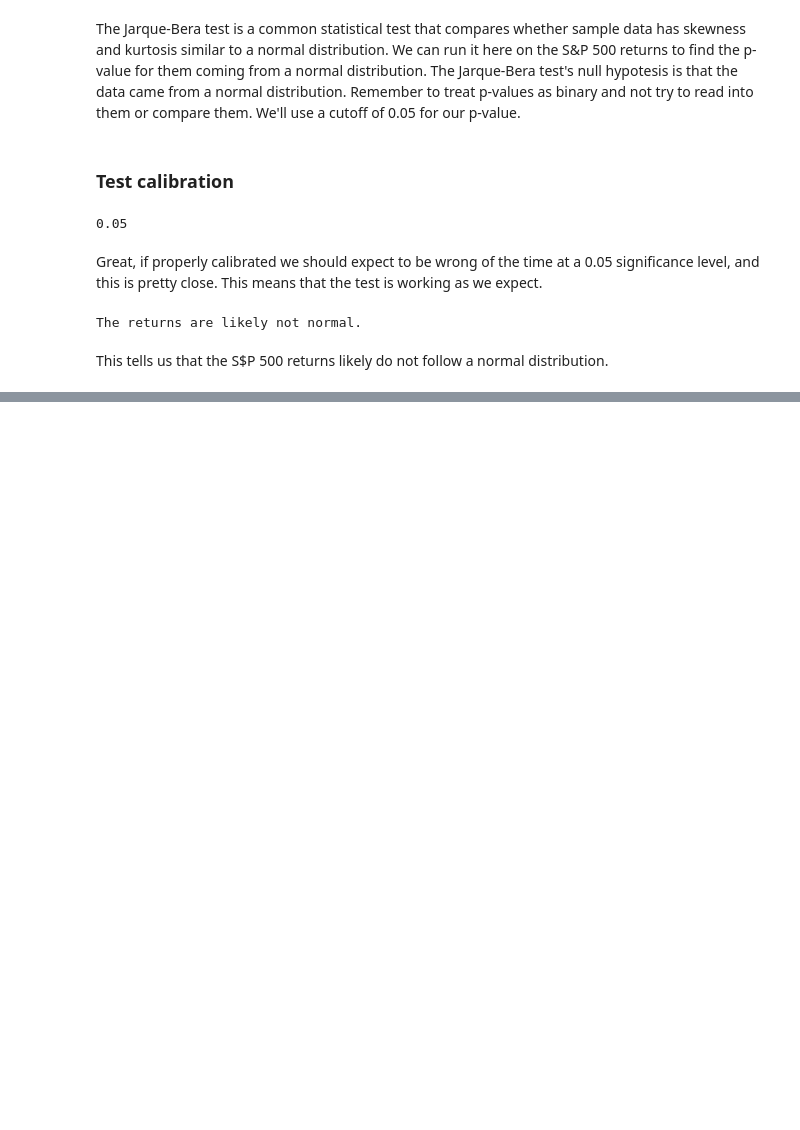
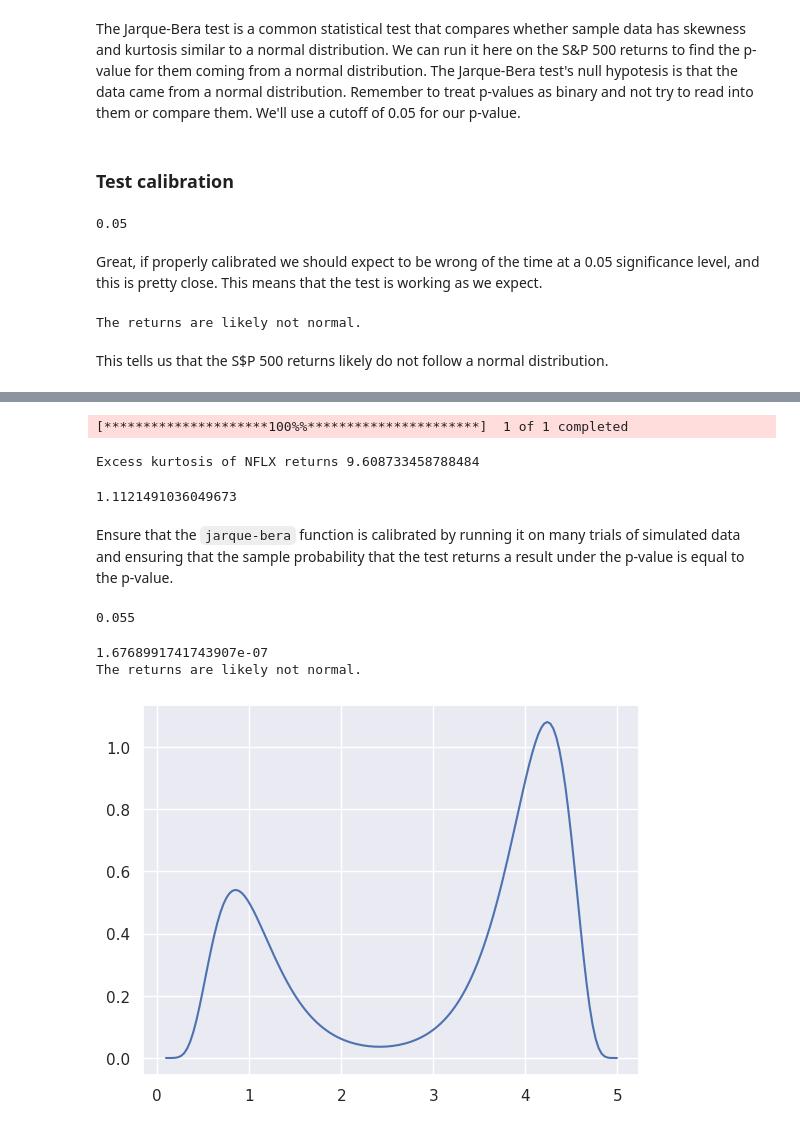
Before and after one commit to JBobbyy/quant-start, a Jupyter notebook: 6-statistical_moments.ipynb, the cells around one changed output, grey strips where cells are left out. Saved outputs shown, nothing was run; the diff lists cells and outputs as text; code cells hidden in the pictures; blank space fills up the shorter version.

```diff
--- a/6-statistical_moments.ipynb
+++ b/6-statistical_moments.ipynb
@@ -130,0 +167,55 @@ This tells us that the S$P 500 returns likely do not follow a normal distributio
+# %%
+start = '2015-01-01'
+end = '2016-01-01'
+pricing = yf.download('NFLX', start=start, end=end)['Adj Close']
+returns = pricing.pct_change()[1:]
+
+print('Excess kurtosis of NFLX returns', stats.kurtosis(returns))
+# %% [output]
+[*********************100%%**********************]  1 of 1 completed
+Excess kurtosis of NFLX returns 9.608733458788484
+# %%
+xs2 = np.linspace(stats.lognorm.ppf(0.01, 0.7, loc=-.1), stats.lognorm.ppf(0.99, 0.7, loc=-.1), 150)
+
+lognorm = stats.lognorm.pdf(xs2, 0.4)
+
+Z = lognorm/2 + lognorm[::-1]
+
+stats.skew(Z)
+# %% [output]
+1.1121491036049673
+# %% [markdown]
+Ensure that the `jarque-bera` function is calibrated by running it on many trials of simulated data and ensuring that the sample probability that the test returns a result under the p-value is equal to the p-value.
+# %%
+N = 1000
+M = 1000
+
+pvalues = np.ndarray((N))
+
+for i in range(N):
+    # Draw M samples from a normal distribution
+    X = np.random.normal(0, 1, M);
+    _, pvalue, _, _ = jarque_bera(X)
+    pvalues[i] = pvalue
+
+num_significant = len(pvalues[pvalues < 0.05])
+
+print(float(num_significant) / N)
+# %% [output]
+0.055
+# %%
+# Use the Jarque-Bera function to determine the normality of Z.
+_, pvalue, _, _ = jarque_bera(Z)
+
+print(pvalue)
+if pvalue > 0.05:
+    print('The returns are likely normal.')
+else:
+    print('The returns are likely not normal.')
+# %% [output]
+1.6768991741743907e-07
+The returns are likely not normal.
+# %%
+plt.plot(xs2, Z);
+# %% [output]
+[figure, added]
```
Also changed, not shown: parts of 10 cells of this notebook.
